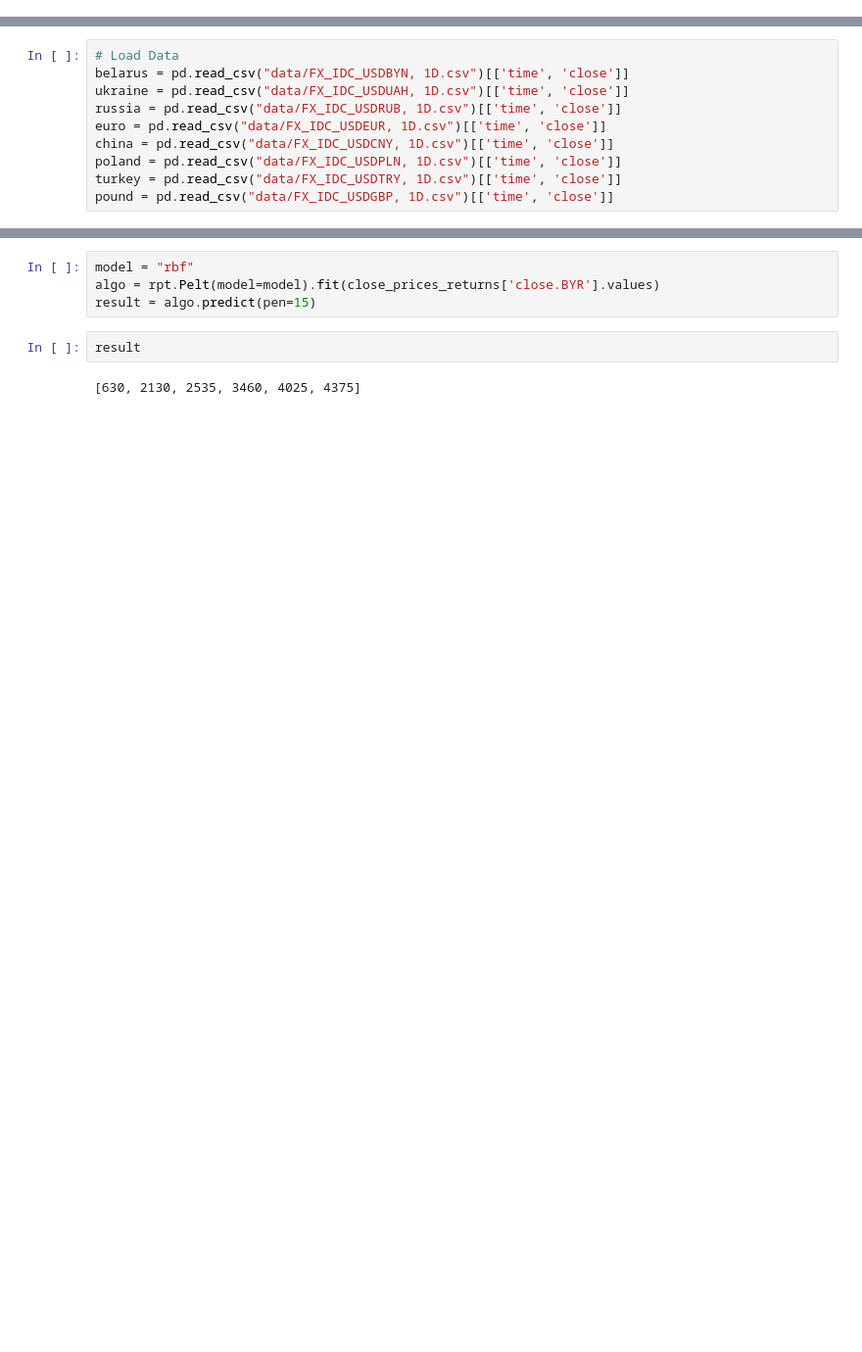
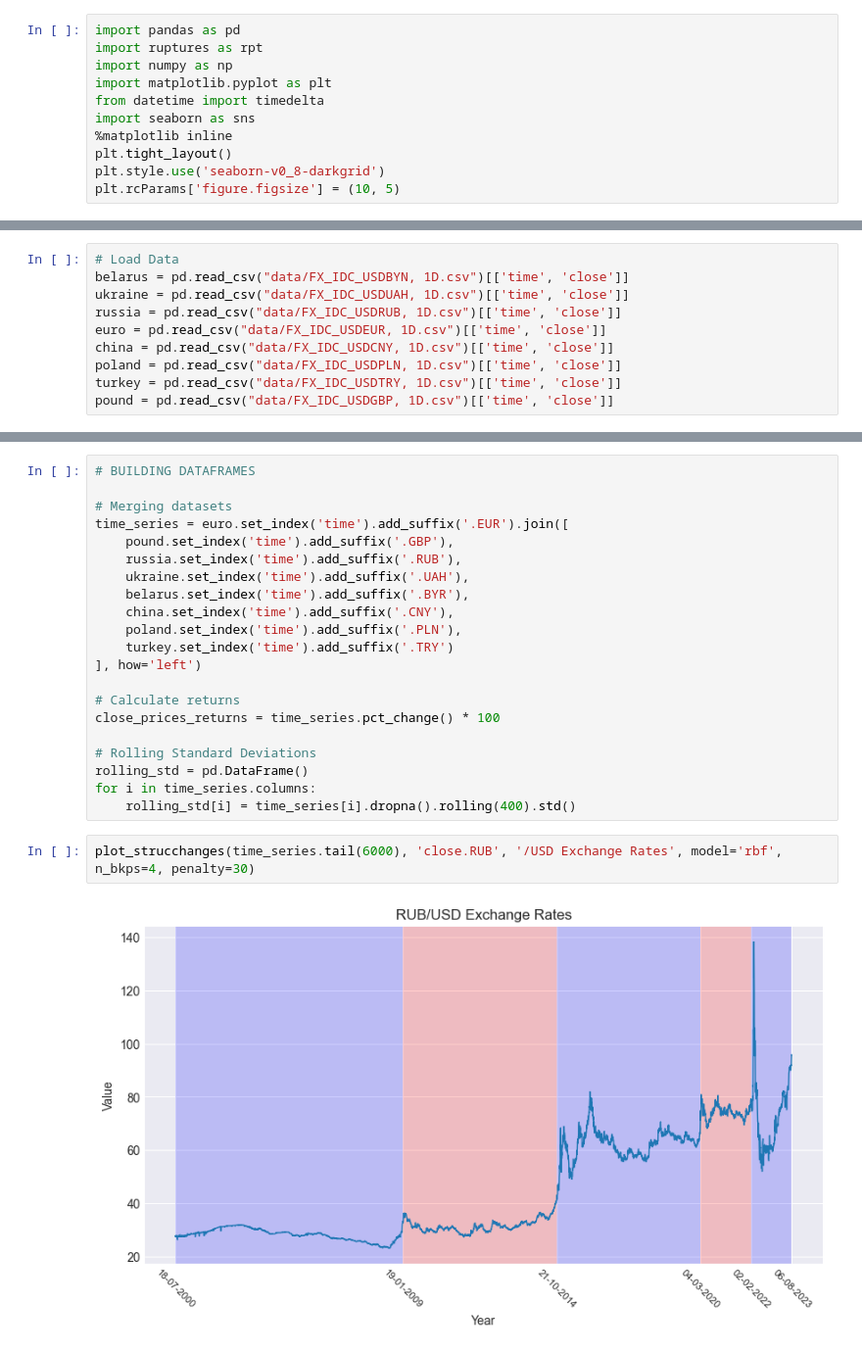
Before and after one commit to lamfo-unb/monografia-PET23, a Jupyter notebook: strucchanges.ipynb, the cells around one changed output, grey strips where cells are left out. Shown: that part at 98% size. Drawn from its saved outputs; the diff is of its cells as text; blank space fills up the shorter version.

Commit message:
strucchanges 1.1

```diff
--- a/strucchanges.ipynb
+++ b/strucchanges.ipynb
@@ -3,0 +1,11 @@ import ruptures as rpt
+# %%
+import pandas as pd
+import ruptures as rpt
+import numpy as np
+import matplotlib.pyplot as plt
+from datetime import timedelta
+import seaborn as sns
+%matplotlib inline
+plt.tight_layout()
+plt.style.use('seaborn-v0_8-darkgrid')
+plt.rcParams['figure.figsize'] = (10, 5)
@@ -48,8 +54,25 @@ Name: close.BYR, Length: 4375, dtype: float64
-# %%
-model = "rbf"
-algo = rpt.Pelt(model=model).fit(close_prices_returns['close.BYR'].values)
-result = algo.predict(pen=15)
-# %%
-result
-# %% [output]
-[630, 2130, 2535, 3460, 4025, 4375]
+# %%
+# BUILDING DATAFRAMES
+
+# Merging datasets
+time_series = euro.set_index('time').add_suffix('.EUR').join([
+    pound.set_index('time').add_suffix('.GBP'),
+    russia.set_index('time').add_suffix('.RUB'),
+    ukraine.set_index('time').add_suffix('.UAH'),
+    belarus.set_index('time').add_suffix('.BYR'),
+    china.set_index('time').add_suffix('.CNY'),
+    poland.set_index('time').add_suffix('.PLN'),
+    turkey.set_index('time').add_suffix('.TRY')
+], how='left')
+
+# Calculate returns
+close_prices_returns = time_series.pct_change() * 100
+
+# Rolling Standard Deviations
+rolling_std = pd.DataFrame()
+for i in time_series.columns:
+    rolling_std[i] = time_series[i].dropna().rolling(400).std()
+# %%
+plot_strucchanges(time_series.tail(6000), 'close.RUB', '/USD Exchange Rates', model='rbf', n_bkps=4, penalty=30)
+# %% [output]
+[figure, added]
```
Also changed, not shown: parts of 7 cells of this notebook.
